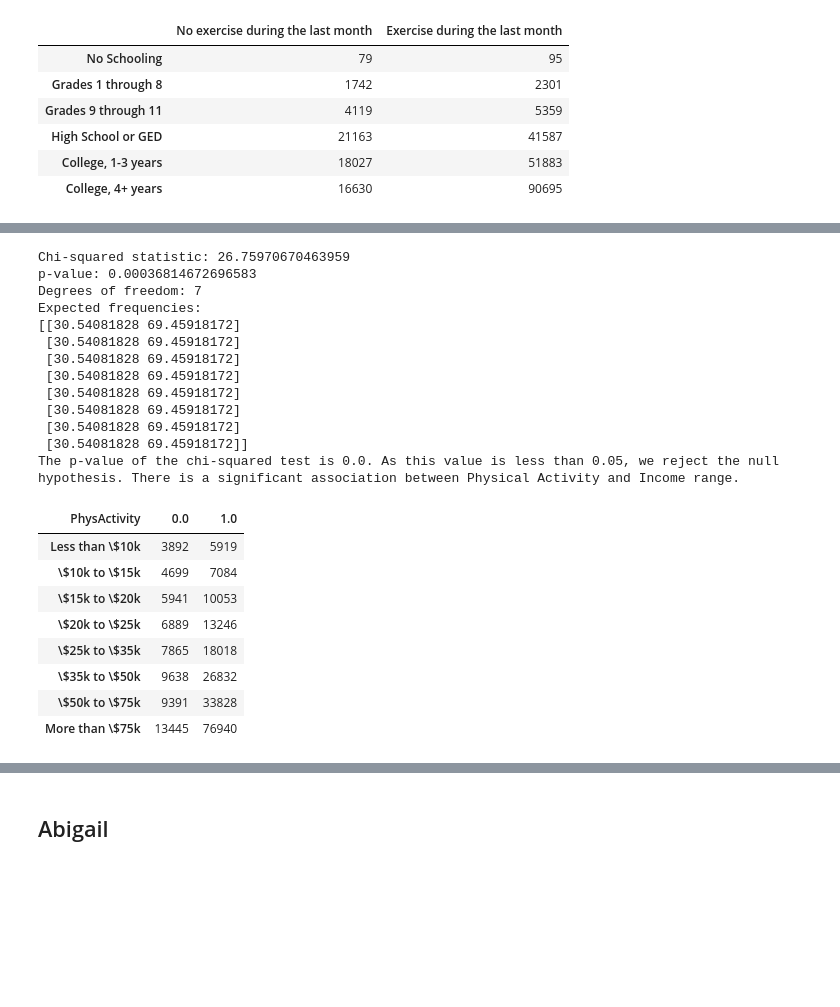
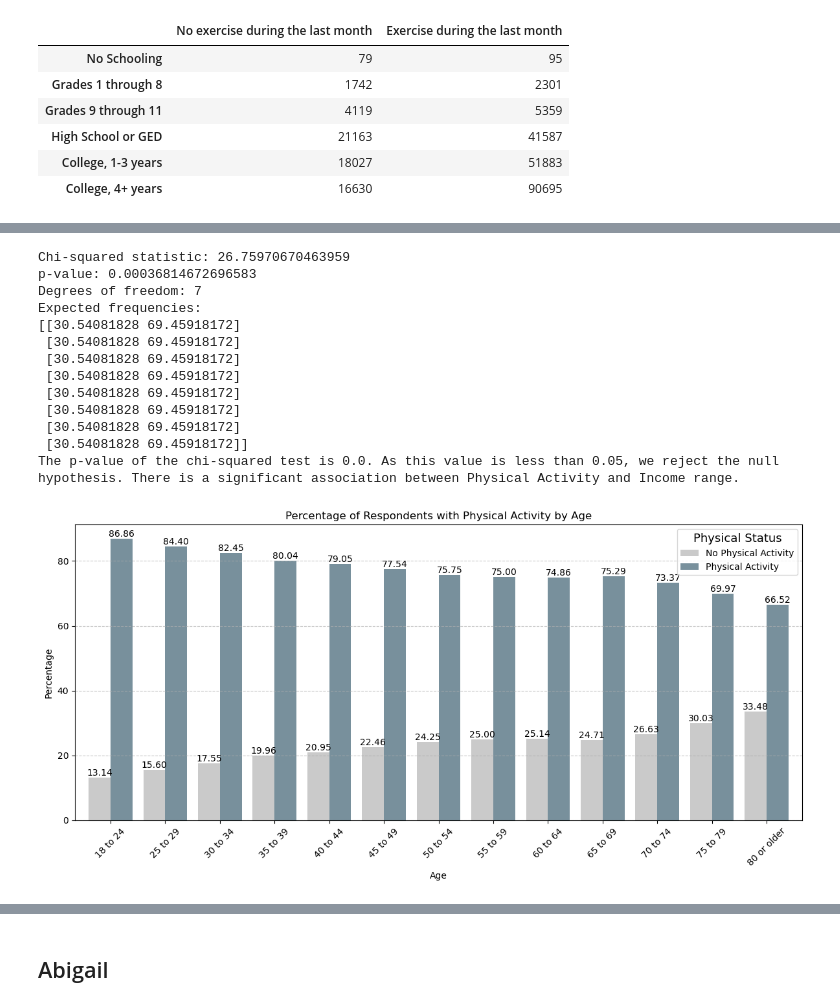
Before and after one commit to williamlevine/project-one, a Jupyter notebook: main_notebook.ipynb, the cells around one changed output, grey strips where cells are left out. Cells and saved outputs as stored; diff of their text form; code cells hidden in the pictures; blank space fills up the shorter version.

```diff
--- a/main_notebook.ipynb
+++ b/main_notebook.ipynb
@@ -722,8 +723,6 @@ if p_value < 0.05:
     print(f"The p-value of the chi-squared test is {round(p_value,4)}. As this value is less than 0.05, we reject the null hypothesis. There is a significant association between Physical Activity and Income range.")
 else:
     print(f"The p-value of the chi-squared test is {round(p_value,4)}. As this value is greater than 0.05, we fail to reject the null hypothesis. There is no significant association between Physical Activity and Income range.")
-
-contingency_table06
 # %% [output]
 Chi-squared statistic: 26.75970670463959
 p-value: 0.00036814672696583
@@ -738,12 +737,59 @@ Expected frequencies:
  [30.54081828 69.45918172]
  [30.54081828 69.45918172]]
 The p-value of the chi-squared test is 0.0. As this value is less than 0.05, we reject the null hypothesis. There is a significant association between Physical Activity and Income range.
-| PhysActivity | 0.0 | 1.0 |
-| Less than \$10k | 3892 | 5919 |
-| \$10k to \$15k | 4699 | 7084 |
-| \$15k to \$20k | 5941 | 10053 |
-| \$20k to \$25k | 6889 | 13246 |
-| \$25k to \$35k | 7865 | 18018 |
-| \$35k to \$50k | 9638 | 26832 |
-| \$50k to \$75k | 9391 | 33828 |
-| More than \$75k | 13445 | 76940 |
+# %%
+# updated!!! Group by age and physactivity, count the number of responses in each row
+
+dia_age_PhysActivity02 = df_trimmed.groupby(["Age", "PhysActivity"]).size().reset_index(name='count')
+
+# Calculate the sum of responses for each income group
+age_group_sum_PhysActivity02 = dia_age_PhysActivity02.groupby('Age')['count'].transform('sum')
+
+# Calculate the proportions
+dia_age_PhysActivity02['proportion'] = (dia_age_PhysActivity02['count'] / age_group_sum_PhysActivity02) * 100
+
+# Pivot the table
+age_pivot_df_PhysActivity02 = dia_age_PhysActivity02.pivot(index='Age', columns='PhysActivity', values='proportion')
+
+# Rename columns for easy display formatting
+age_pivot_df_PhysActivity02.columns = ['No Physical Activity', 'Physical Activity']
+
+
+# Rename indices for easy display formatting
+index_mapping = {1.0: '18 to 24',
+                 2.0: '25 to 29',
+                 3.0: '30 to 34',
+                 4.0: '35 to 39',
+                 5.0: '40 to 44',
+                 6.0: '45 to 49',
+                 7.0: '50 to 54',
+                 8.0: '55 to 59',
+                 9.0: '60 to 64',
+                 10.0: '65 to 69',
+                 11.0: '70 to 74',
+                 12.0: '75 to 79',
+                 13.0: '80 or older'
+                }
+
+age_pivot_df_PhysActivity02.index = age_pivot_df_PhysActivity02.index.map(index_mapping)
+
+# Plot the table
+ax = age_pivot_df_PhysActivity02.plot(kind='bar', width = .8, figsize=(12, 6), color=['#CACACA', '#78909c'])
+plt.title('Percentage of Respondents with Physical Activity by Age')
+plt.xlabel('Age')
+plt.ylabel('Percentage')
+plt.xticks(ticks=range(len(age_pivot_df_PhysActivity02.index)), labels=age_pivot_df_PhysActivity02.index, rotation=45)
+plt.legend(title='Physical Status', title_fontsize='13')
+plt.grid(axis='y', linestyle='--', alpha=0.7)
+
+# Label the percentages?
+ax.bar_label(ax.containers[0], fmt='%.2f', label_type='edge')
+ax.bar_label(ax.containers[1], fmt='%.2f', label_type='edge')
+#ax.bar_label(ax.containers[2], fmt='%.2f', label_type='edge')
+
+# Display the plot
+plt.tight_layout()
+plt.savefig("images/age_vs_PhysActivity.png")
+plt.show()
+# %% [output]
+[figure, added]
```
Also changed, not shown: parts of 7 cells of this notebook, 6 other files.
